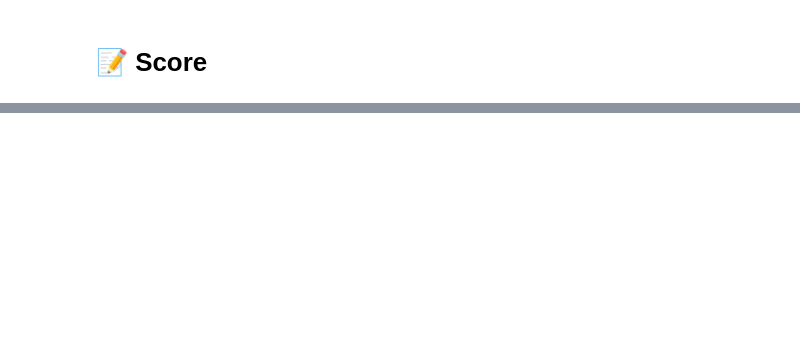
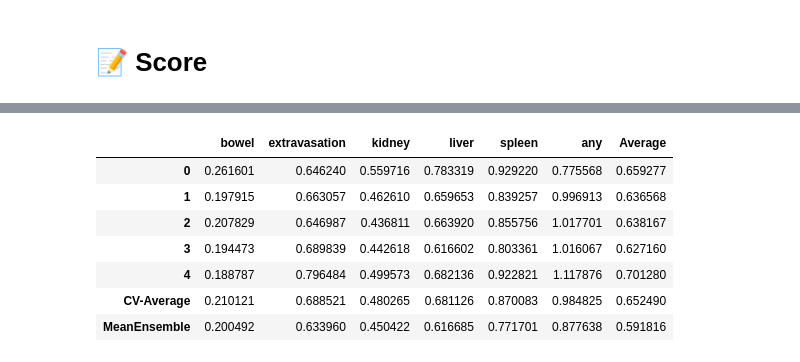
Before and after one commit to l0r1knl/RSNA2023, a Jupyter notebook: notebook/baseline-train.ipynb, the cells around one changed output, grey strips where cells are left out. Cells and saved outputs as stored; diff of their text form; code cells hidden in the pictures; blank space fills up the shorter version.

```diff
--- a/notebook/baseline-train.ipynb
+++ b/notebook/baseline-train.ipynb
@@ -326,0 +316,36 @@ spleen's log loss: 0.6100193701521177
+# %%
+scores, preds = [], []
+for model in models:
+    pred_test_series = model.predict(test_dataset)
+    y_pred = make_submission_file(
+        pred_test_series, test_patient_series.reset_index(drop=True), False, True)
+    preds.append(y_pred.copy())
+    y_true = add_sample_weights(test_patient_info)
+    scores.append(score(y_true.copy(), y_pred.copy(), "patient_id"))
+
+scores = pd.DataFrame(
+    scores, columns=["bowel", "extravasation", "kidney", "liver", "spleen", "any"])
+scores["Average"] = scores.mean(axis=1)
+scores.loc["CV-Average"] = scores.mean(axis=0)
+
+# -- Mean Ensemble -- #
+y_pred_mean = mean_ensemble(preds)
+y_true = add_sample_weights(test_patient_info)
+ensemble_score = pd.Series(
+    score(y_true.copy(), y_pred_mean.copy(), "patient_id"),
+    index=["bowel", "extravasation", "kidney", "liver", "spleen", "any"],
+)
+ensemble_score["Average"] = ensemble_score.mean()
+scores.loc["MeanEnsemble"] = ensemble_score
+
+scores.to_csv(save_dir / "CV_weighted.csv")
+display(scores)
+# %% [output]
+|  | bowel | extravasation | kidney | liver | spleen | any | Average |
+| 0 | 0.261601 | 0.646240 | 0.559716 | 0.783319 | 0.929220 | 0.775568 | 0.659277 |
+| 1 | 0.197915 | 0.663057 | 0.462610 | 0.659653 | 0.839257 | 0.996913 | 0.636568 |
+| 2 | 0.207829 | 0.646987 | 0.436811 | 0.663920 | 0.855756 | 1.017701 | 0.638167 |
+| 3 | 0.194473 | 0.689839 | 0.442618 | 0.616602 | 0.803361 | 1.016067 | 0.627160 |
+| 4 | 0.188787 | 0.796484 | 0.499573 | 0.682136 | 0.922821 | 1.117876 | 0.701280 |
+| CV-Average | 0.210121 | 0.688521 | 0.480265 | 0.681126 | 0.870083 | 0.984825 | 0.652490 |
+| MeanEnsemble | 0.200492 | 0.633960 | 0.450422 | 0.616685 | 0.771701 | 0.877638 | 0.591816 |
```
Also changed, not shown: parts of 18 cells of this notebook, 1 other file.
